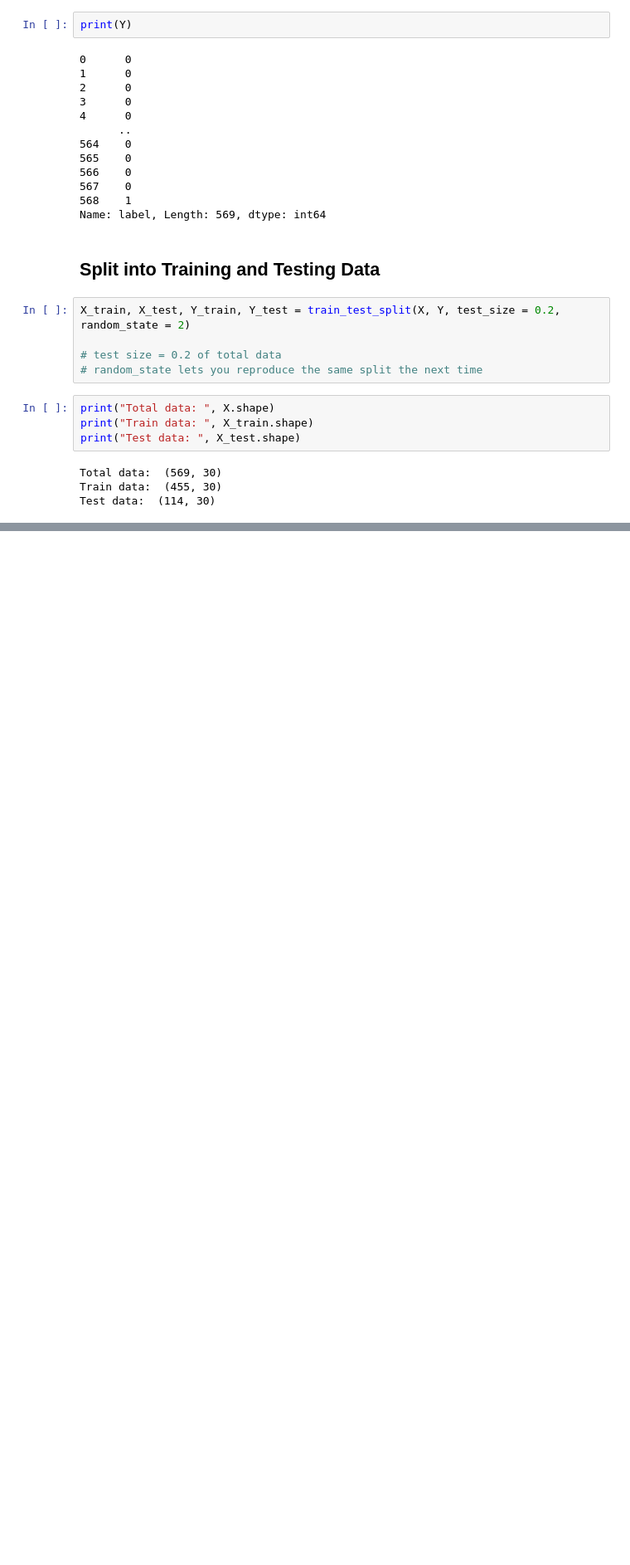
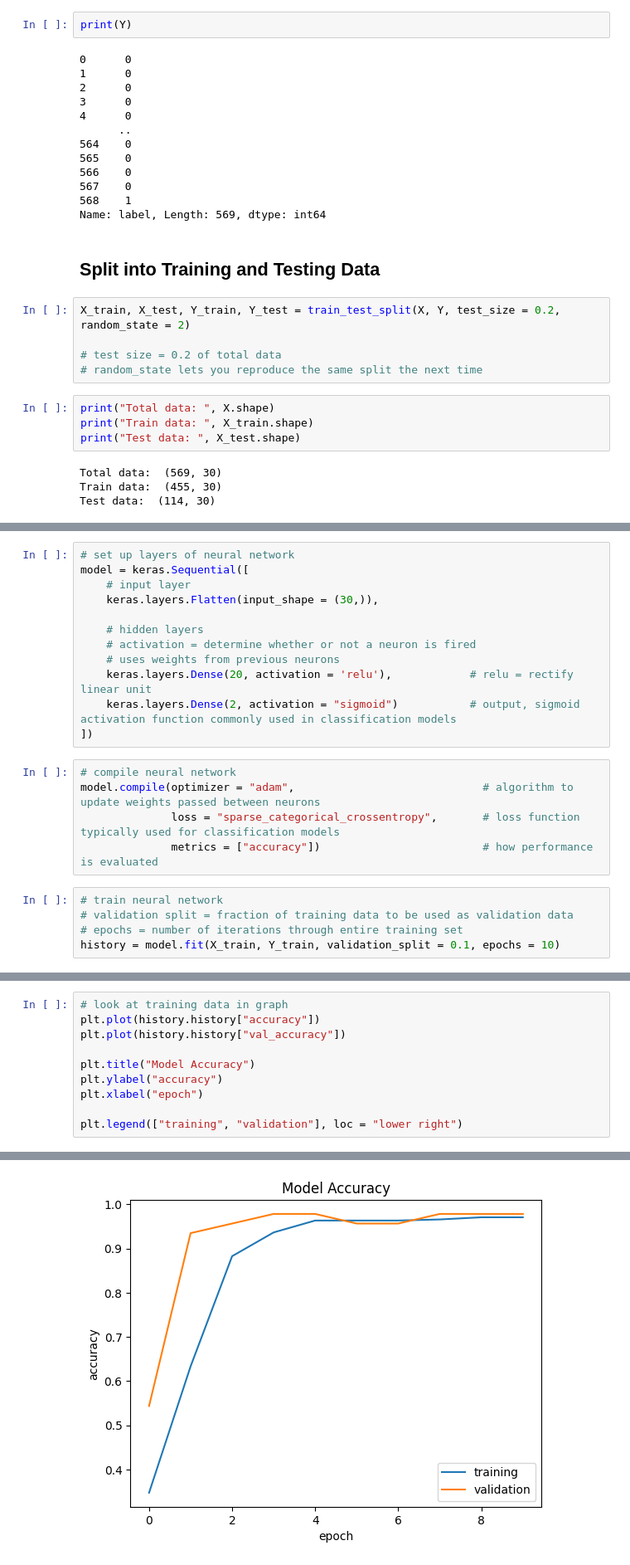
Before and after one commit to bkhuyennguyen/CancerClassification, a Jupyter notebook: CancerClassification.ipynb, the cells around one changed output, grey strips where cells are left out. Shown at 83% size. Saved outputs shown, nothing was run; the diff lists cells and outputs as text; blank space fills up the shorter version.

Commit message:
Built neural network, trained and tested data

```diff
--- a/CancerClassification.ipynb
+++ b/CancerClassification.ipynb
@@ -217,0 +222,22 @@ Test data:  (114, 30)
+# %%
+# set up layers of neural network
+model = keras.Sequential([
+    # input layer
+    keras.layers.Flatten(input_shape = (30,)),
+
+    # hidden layers
+    # activation = determine whether or not a neuron is fired
+    # uses weights from previous neurons
+    keras.layers.Dense(20, activation = 'relu'),            # relu = rectify linear unit
+    keras.layers.Dense(2, activation = "sigmoid")           # output, sigmoid activation function commonly used in classification models
+])
+# %%
+# compile neural network
+model.compile(optimizer = "adam",                             # algorithm to update weights passed between neurons
+              loss = "sparse_categorical_crossentropy",       # loss function typically used for classification models
+              metrics = ["accuracy"])                         # how performance is evaluated
+# %%
+# train neural network
+# validation split = fraction of training data to be used as validation data
+# epochs = number of iterations through entire training set
+history = model.fit(X_train, Y_train, validation_split = 0.1, epochs = 10)
@@ -217,0 +265,11 @@ Test data:  (114, 30)
+# %%
+# look at training data in graph
+plt.plot(history.history["accuracy"])
+plt.plot(history.history["val_accuracy"])
+
+plt.title("Model Accuracy")
+plt.ylabel("accuracy")
+plt.xlabel("epoch")
+
+plt.legend(["training", "validation"], loc = "lower right")
+# %% [output]
@@ -217,0 +277 @@ Test data:  (114, 30)
+[figure, added]
```
Also changed, not shown: parts of 15 cells of this notebook.
